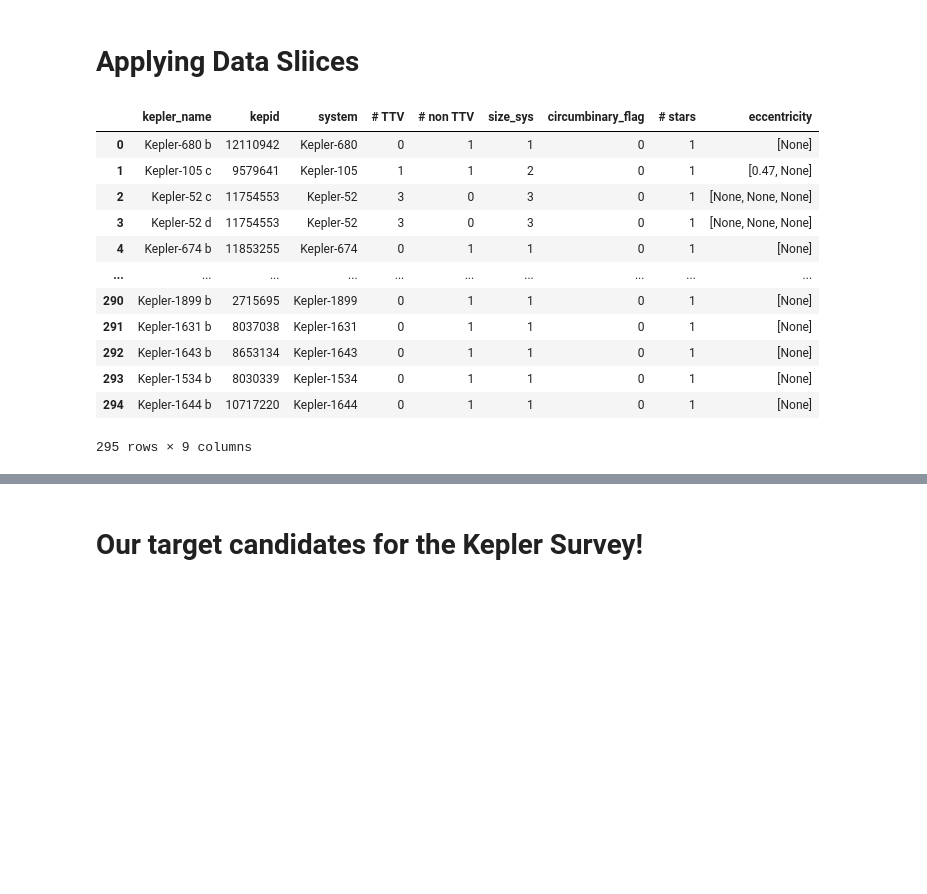
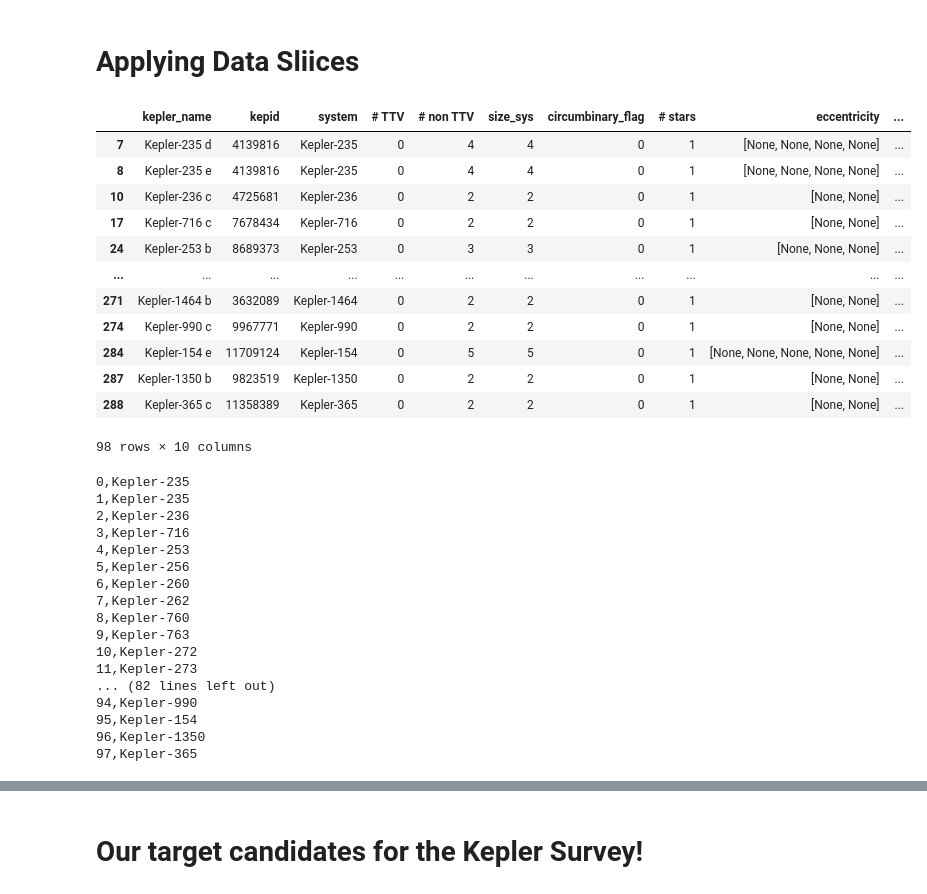
Before and after one commit to allypayne/radius-valley-ally, a Jupyter notebook: KeplerSurveyDataReductions.ipynb, the cells around one changed output, grey strips where cells are left out. Cells and saved outputs as stored; diff of their text form; code cells hidden in the pictures; blank space fills up the shorter version.

```diff
--- a/KeplerSurveyDataReductions.ipynb
+++ b/KeplerSurveyDataReductions.ipynb
@@ -256,19 +256,41 @@ sliced.to_csv('Kepler_Reduced_AllSystems.csv')
 # %%
 sliced_multi= sliced[sliced['size_sys']>1]
 sliced_multi.to_csv('Kepler_Reduced_MultiPlanet.csv')
+# %%
+sliced_multi
+# %% [output]
+|  | kepler_name | kepid | system | # TTV | # non TTV | size_sys | circumbinary_flag | # stars | eccentricity | ... |
+| 7 | Kepler-235 d | 4139816 | Kepler-235 | 0 | 4 | 4 | 0 | 1 | [None, None, None, None] | ... |
+| 8 | Kepler-235 e | 4139816 | Kepler-235 | 0 | 4 | 4 | 0 | 1 | [None, None, None, None] | ... |
+| 10 | Kepler-236 c | 4725681 | Kepler-236 | 0 | 2 | 2 | 0 | 1 | [None, None] | ... |
+| 17 | Kepler-716 c | 7678434 | Kepler-716 | 0 | 2 | 2 | 0 | 1 | [None, None] | ... |
+| 24 | Kepler-253 b | 8689373 | Kepler-253 | 0 | 3 | 3 | 0 | 1 | [None, None, None] | ... |
+| ... | ... | ... | ... | ... | ... | ... | ... | ... | ... | ... |
+| 271 | Kepler-1464 b | 3632089 | Kepler-1464 | 0 | 2 | 2 | 0 | 1 | [None, None] | ... |
+| 274 | Kepler-990 c | 9967771 | Kepler-990 | 0 | 2 | 2 | 0 | 1 | [None, None] | ... |
+| 284 | Kepler-154 e | 11709124 | Kepler-154 | 0 | 5 | 5 | 0 | 1 | [None, None, None, None, None] | ... |
+| 287 | Kepler-1350 b | 9823519 | Kepler-1350 | 0 | 2 | 2 | 0 | 1 | [None, None] | ... |
+| 288 | Kepler-365 c | 11358389 | Kepler-365 | 0 | 2 | 2 | 0 | 1 | [None, None] | ... |
+98 rows × 10 columns
 # %%
-true_kep
+new= sliced_multi['system'].reset_index()
+for index, row in new.iterrows():
+    print(f"{index},{row['system']}")
 # %% [output]
-|  | kepler_name | kepid | system | # TTV | # non TTV | size_sys | circumbinary_flag | # stars | eccentricity |
-| 0 | Kepler-680 b | 12110942 | Kepler-680 | 0 | 1 | 1 | 0 | 1 | [None] |
-| 1 | Kepler-105 c | 9579641 | Kepler-105 | 1 | 1 | 2 | 0 | 1 | [0.47, None] |
-| 2 | Kepler-52 c | 11754553 | Kepler-52 | 3 | 0 | 3 | 0 | 1 | [None, None, None] |
-| 3 | Kepler-52 d | 11754553 | Kepler-52 | 3 | 0 | 3 | 0 | 1 | [None, None, None] |
-| 4 | Kepler-674 b | 11853255 | Kepler-674 | 0 | 1 | 1 | 0 | 1 | [None] |
-| ... | ... | ... | ... | ... | ... | ... | ... | ... | ... |
-| 290 | Kepler-1899 b | 2715695 | Kepler-1899 | 0 | 1 | 1 | 0 | 1 | [None] |
-| 291 | Kepler-1631 b | 8037038 | Kepler-1631 | 0 | 1 | 1 | 0 | 1 | [None] |
-| 292 | Kepler-1643 b | 8653134 | Kepler-1643 | 0 | 1 | 1 | 0 | 1 | [None] |
-| 293 | Kepler-1534 b | 8030339 | Kepler-1534 | 0 | 1 | 1 | 0 | 1 | [None] |
-| 294 | Kepler-1644 b | 10717220 | Kepler-1644 | 0 | 1 | 1 | 0 | 1 | [None] |
-295 rows × 9 columns
+0,Kepler-235
+1,Kepler-235
+2,Kepler-236
+3,Kepler-716
+4,Kepler-253
+5,Kepler-256
+6,Kepler-260
+7,Kepler-262
+8,Kepler-760
+9,Kepler-763
+10,Kepler-272
+11,Kepler-273
+... (82 lines left out)
+94,Kepler-990
+95,Kepler-154
+96,Kepler-1350
+97,Kepler-365
```
Also changed, not shown: parts of 5 cells of this notebook.
